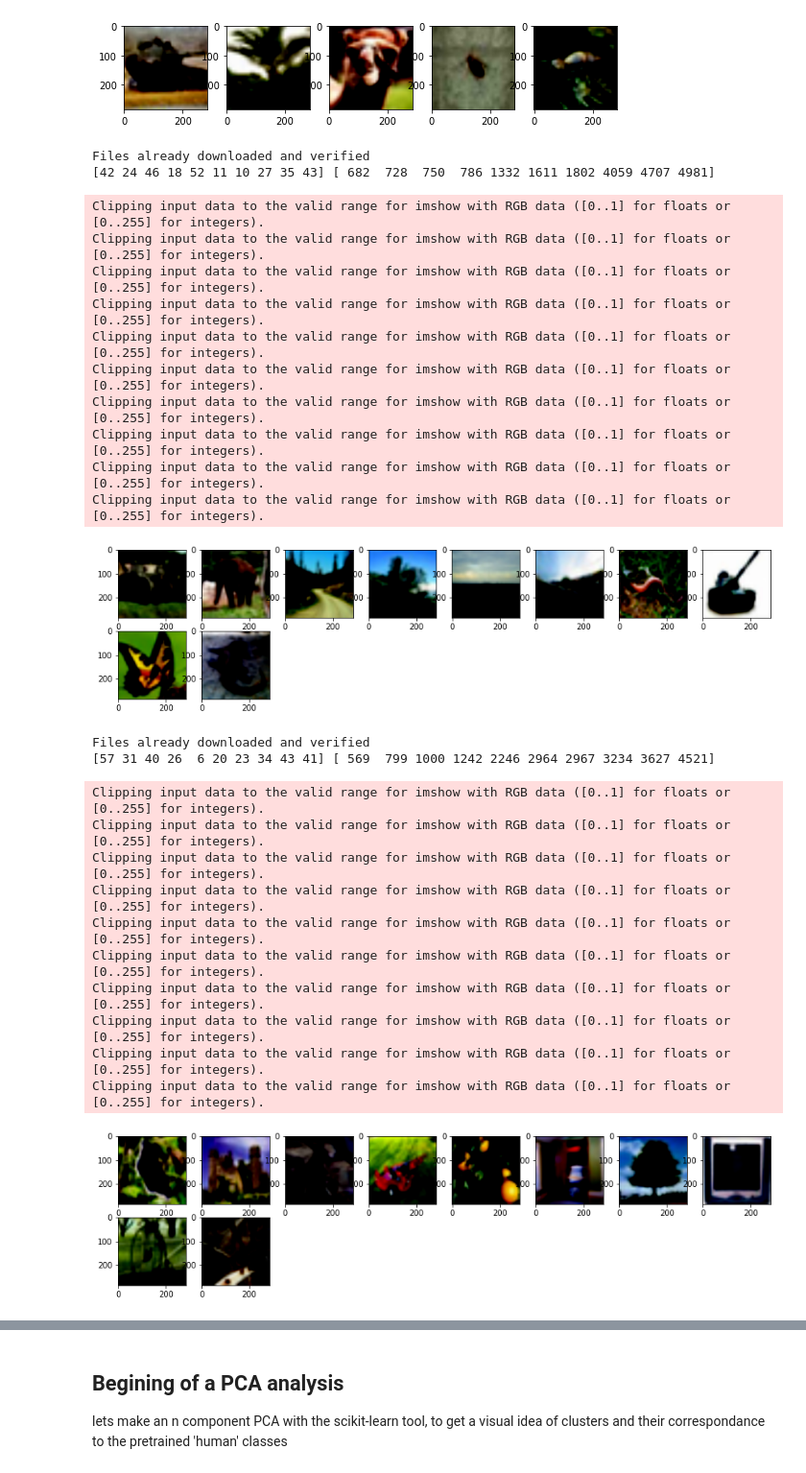
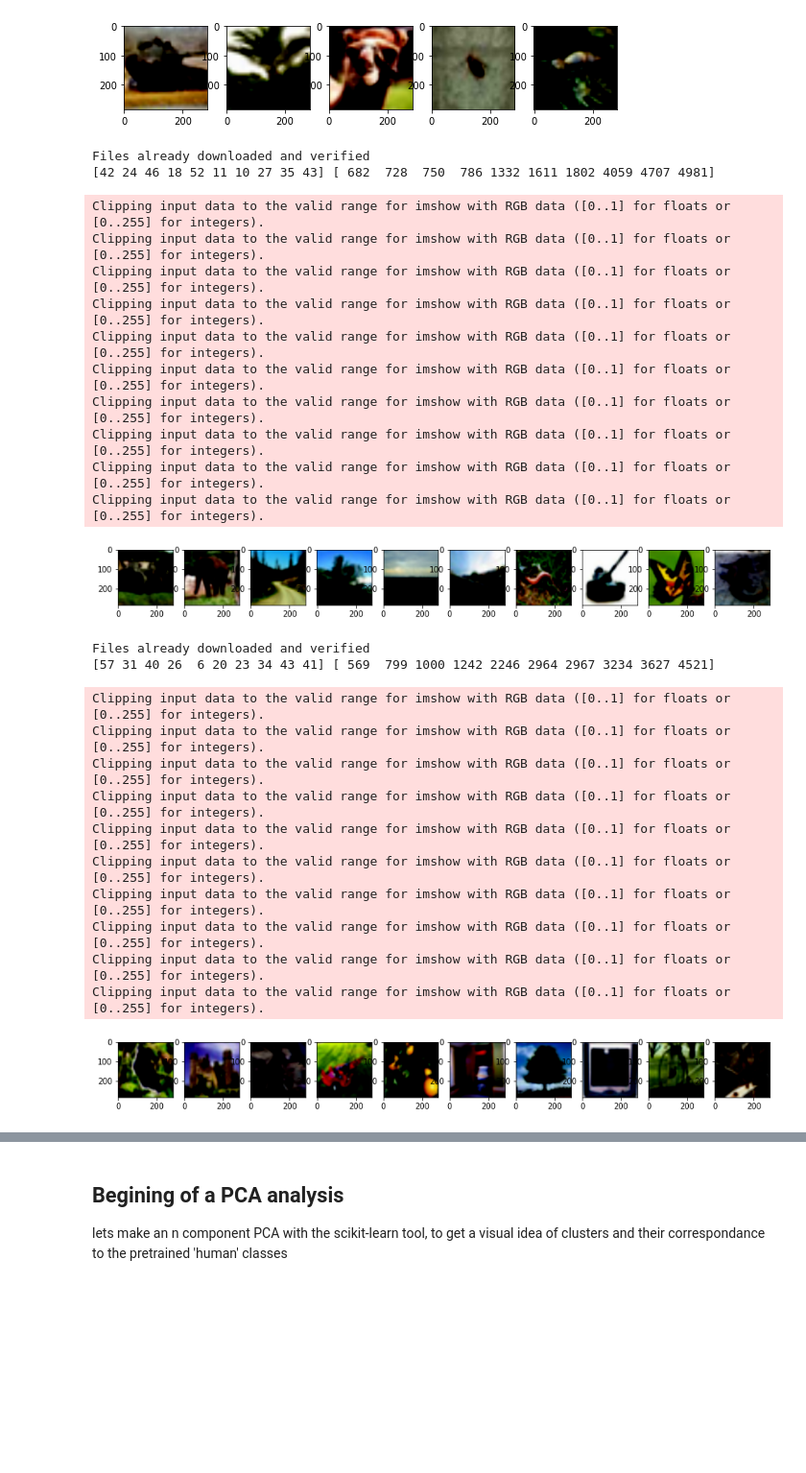
Before and after one commit to facebookresearch/EGG, a Jupyter notebook: egg/zoo/pop/scripts/analysis_tools/continuous_interaction_analysis.ipynb, the cells around one changed output, grey strips where cells are left out. Shown at 96% size. Drawn from its saved outputs; the diff is of its cells as text; code cells hidden in the pictures; blank space fills up the shorter version.

Commit message:
debug inception being a pain

```diff
--- a/egg/zoo/pop/scripts/analysis_tools/continuous_interaction_analysis.ipynb
+++ b/egg/zoo/pop/scripts/analysis_tools/continuous_interaction_analysis.ipynb
@@ -161,20 +161,34 @@ def cosine_distance(a,b):
     cos_dis = 1 - torch.nn.functional.cosine_similarity(torch.Tensor(a_dim), torch.Tensor(b_dim))
     return cos_dis
 
+arch_names = ['vgg11','vit','resnet152', 'inception','swin','dino']
 
 # display distances
-for i,df_inter in enumerate(df_inters):
-    for idx1 in range(6): # TODO : change to all available different senders
-        df_distances = pd.DataFrame(columns=["distance","idx1","idx2"])
-        for idx2 in range(6): # TODO : change to all available different senders
+for i,df_inter in enumerate([df_inters[-2]]):
+    heatmap = np.zeros((df_inter.sender_idx.nunique(), df_inter.recv_idx.nunique()))
+    df_distances = pd.DataFrame(columns=["distance","idx1","idx2"])
+
+    for idx1 in range(df_inter.sender_idx.nunique()):
+        for idx2 in range(df_inter.recv_idx.nunique()):
             a = df_inter[df_inter.sender_idx == idx1]
             b = df_inter[df_inter.sender_idx == idx2]
             if idx1 != idx2 and not (len(a) == 0 or  len(b) == 0):
-                print(idx1,idx2)
+                # print(idx1,idx2)
                 _dist=cosine_distance(a,b)
-                _new_df_dist = pd.DataFrame({"distance":_dist, "idx1":idx1, "idx2":idx2})
+                _new_df_dist = pd.DataFrame({"distance":_dist, "idx1":arch_names[idx1], "idx2":arch_names[idx2]})
                 df_distances = pd.concat([df_distances,_new_df_dist])
-        if(len(df_distances.distance)!=0):
-            sns.boxplot(y=df_distances.distance,x=df_distances.idx1, hue=df_distances.idx2)
-            # plt.ylim(0, 2e-7) # TODO : deal with the scales
-            plt.show()
+                heatmap[idx1,idx2] = _dist.mean()
+
+
+sns.boxplot(y=df_distances.distance,x=df_distances.idx1, hue=df_distances.idx2)
+# plt.ylim(0, 2e-7) # TODO : deal with the scales
+plt.show()
+
+df_heatmap = pd.DataFrame(heatmap, columns=arch_names, index=arch_names)
+# plot it with seaborn
+plt.figure(figsize=(10,10))
+sns.heatmap(
+    df_heatmap,
+    cmap='OrRd',
+    linewidth=1
+)
@@ -463,36 +448,36 @@ Clipping input data to the valid range for imshow with RGB data ([0..1] for floa
 [figure]
 # %%
 # find n closest images to one_hot message on a given axis
-# a bit slow ~50s
+# a bit slow ~50s * 16 dimensions
 df_inter = df_inters[-1]
 
 for dim in range(16):
     message = [0] * 16
     message[dim] = 1 # <-- chooses dimension here
 
     dl = get_dl() # <-- seeding occurs when we fetch dataloader, reproducibility is ensured
 
     val, ind = find_n_similar(message, df_inter, n_values=10)
 
     fig = plt.figure(figsize=(15, 15))
     for i, im in enumerate(look_at_image(ind, df_inter, dl)):
-        fig.add_subplot(10, 1, i+1)
-        plt.imshow(im.astype(np.uint8))
+        fig.add_subplot(1, 10, i+1)
+        plt.imshow(im)
     plt.show()
 # %% [output]
 Files already downloaded and verified
 [42 24 46 18 52 11 10 27 35 43] [ 682  728  750  786 1332 1611 1802 4059 4707 4981]
 Clipping input data to the valid range for imshow with RGB data ([0..1] for floats or [0..255] for integers).
 Clipping input data to the valid range for imshow with RGB data ([0..1] for floats or [0..255] for integers).
 Clipping input data to the valid range for imshow with RGB data ([0..1] for floats or [0..255] for integers).
 Clipping input data to the valid range for imshow with RGB data ([0..1] for floats or [0..255] for integers).
 Clipping input data to the valid range for imshow with RGB data ([0..1] for floats or [0..255] for integers).
 Clipping input data to the valid range for imshow with RGB data ([0..1] for floats or [0..255] for integers).
 Clipping input data to the valid range for imshow with RGB data ([0..1] for floats or [0..255] for integers).
 Clipping input data to the valid range for imshow with RGB data ([0..1] for floats or [0..255] for integers).
 Clipping input data to the valid range for imshow with RGB data ([0..1] for floats or [0..255] for integers).
 Clipping input data to the valid range for imshow with RGB data ([0..1] for floats or [0..255] for integers).
-[figure, old version]
+[figure, new version]
 Files already downloaded and verified
 [57 31 40 26  6 20 23 34 43 41] [ 569  799 1000 1242 2246 2964 2967 3234 3627 4521]
 Clipping input data to the valid range for imshow with RGB data ([0..1] for floats or [0..255] for integers).
@@ -505,7 +490,7 @@ Clipping input data to the valid range for imshow with RGB data ([0..1] for floa
 Clipping input data to the valid range for imshow with RGB data ([0..1] for floats or [0..255] for integers).
 Clipping input data to the valid range for imshow with RGB data ([0..1] for floats or [0..255] for integers).
 Clipping input data to the valid range for imshow with RGB data ([0..1] for floats or [0..255] for integers).
-[figure, old version]
+[figure, new version]
 Files already downloaded and verified
 [ 1 10 49  4 35 13  8 38 33  3] [ 193  330  817 1412 1443 1549 4168 4198 4577 4739]
 Clipping input data to the valid range for imshow with RGB data ([0..1] for floats or [0..255] for integers).
```
Also changed, not shown: parts of 11 cells of this notebook, 1 other file.
